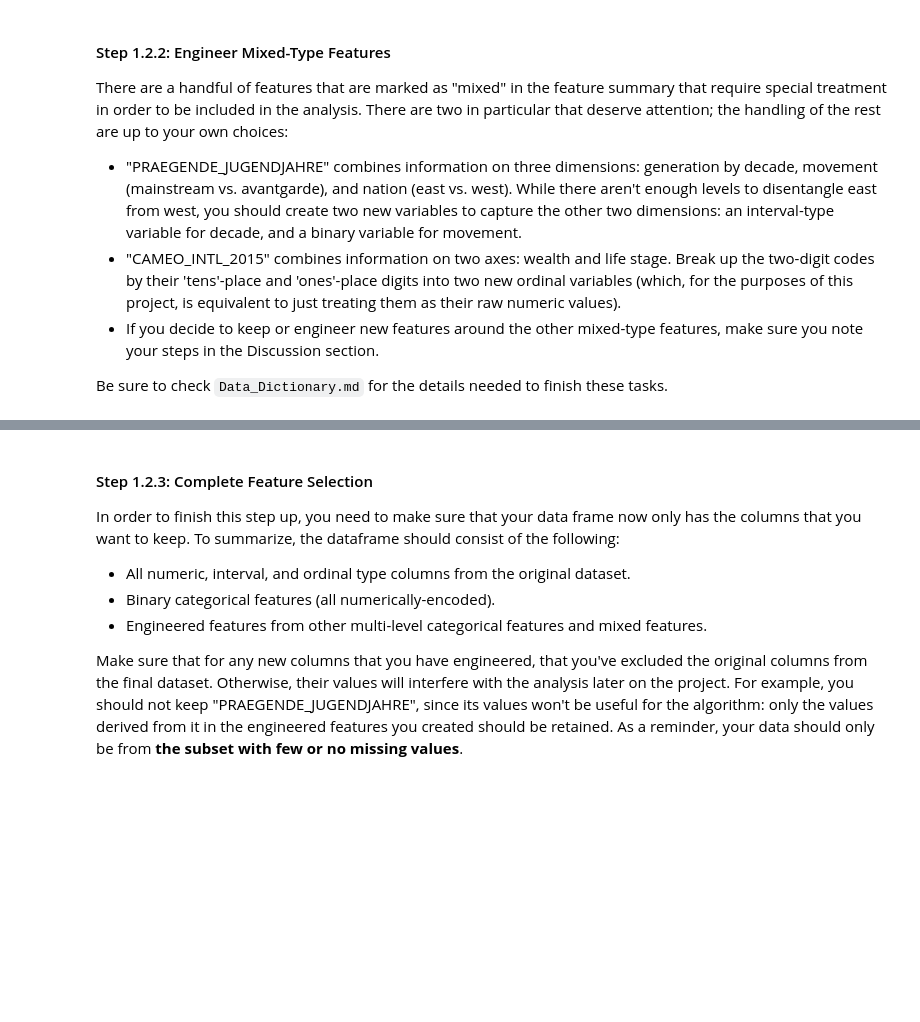
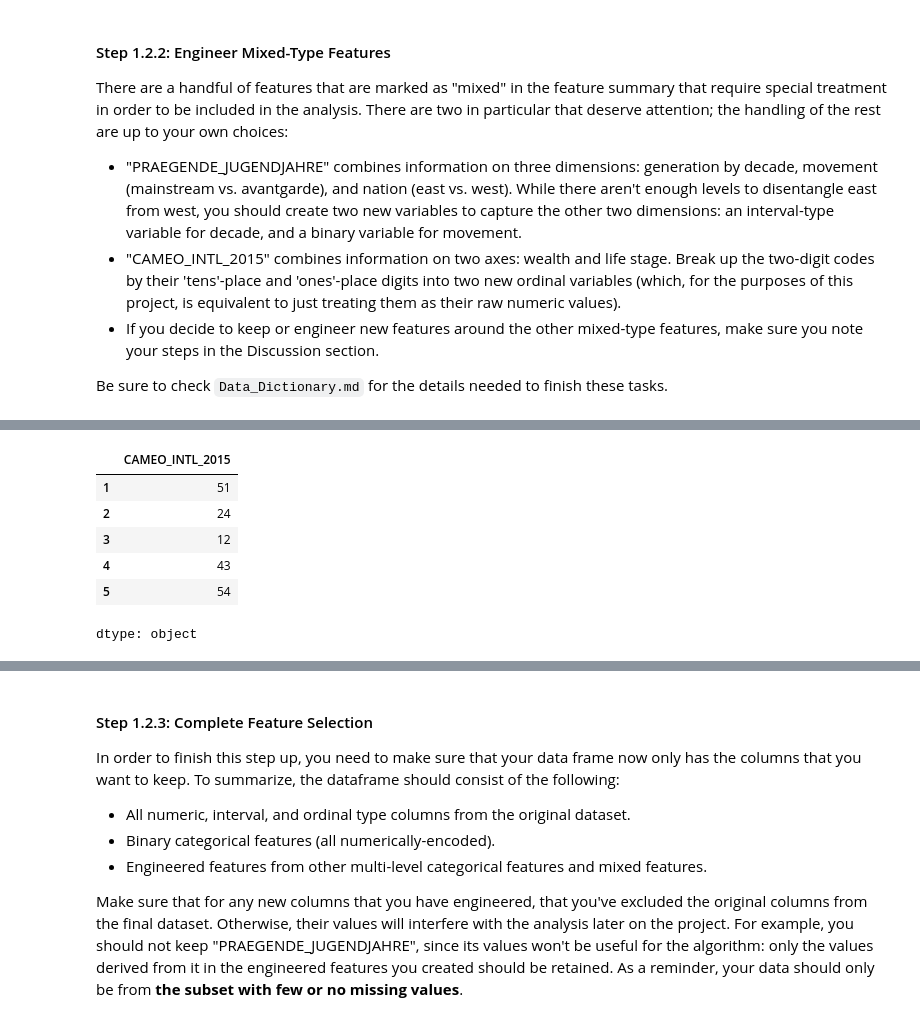
Before and after one commit to mo-matar/Identify-Customer-Segments-Unsupervised-Learning-Project, a Jupyter notebook: Identify_Customer_Segments.ipynb, the cells around one changed output, grey strips where cells are left out. Drawn from its saved outputs; the diff is of its cells as text; code cells hidden in the pictures; blank space fills up the shorter version.

```diff
--- a/Identify_Customer_Segments.ipynb
+++ b/Identify_Customer_Segments.ipynb
@@ -610 +691,11 @@ Be sure to check `Data_Dictionary.md` for the details needed to finish these tas
+# %%
+mixed_data['CAMEO_INTL_2015'].head()
+# %% [output]
+|  | CAMEO_INTL_2015 |
+| 1 | 51 |
+| 2 | 24 |
+| 3 | 12 |
+| 4 | 43 |
+| 5 | 54 |
+dtype: object
 # %%
```
Also changed, not shown: parts of 11 cells of this notebook.
